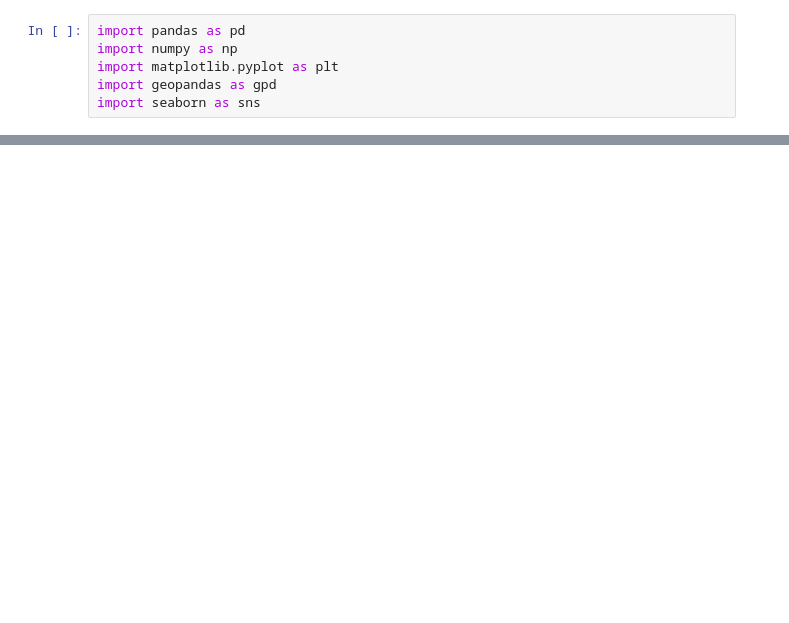
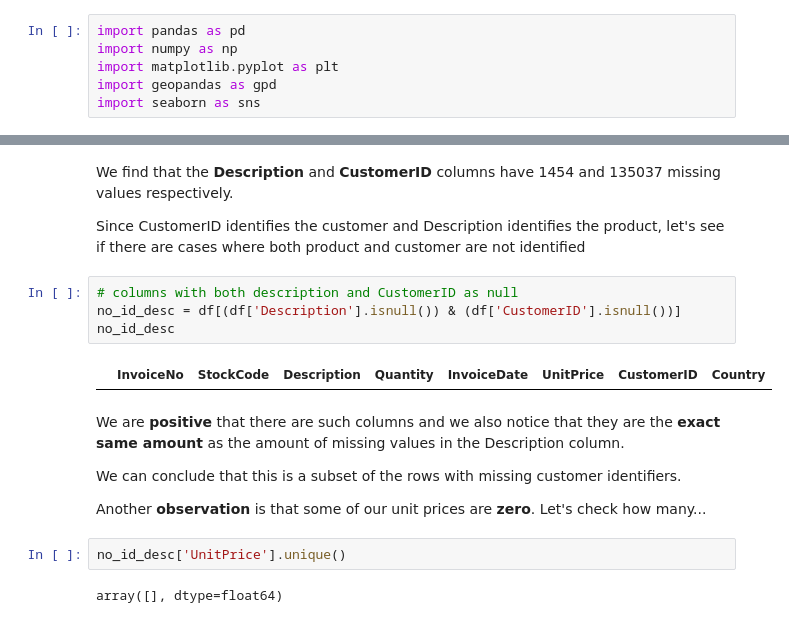
Before and after one commit to JoshuaPaul-lasisi/Customer_segmentation, a Jupyter notebook: Customer_segmentation.ipynb, the cells around one changed output, grey strips where cells are left out. Drawn from its saved outputs; the diff is of its cells as text; blank space fills up the shorter version.

```diff
--- a/Customer_segmentation.ipynb
+++ b/Customer_segmentation.ipynb
@@ -19,0 +149,20 @@ df.head()
+# %% [markdown]
+We find that the **Description** and **CustomerID** columns have 1454 and 135037 missing values respectively.
+
+Since CustomerID identifies the customer and Description identifies the product, let's see if there are cases where both product and customer are not identified
+# %%
+# columns with both description and CustomerID as null
+no_id_desc = df[(df['Description'].isnull()) & (df['CustomerID'].isnull())]
+no_id_desc
+# %% [output]
+|  | InvoiceNo | StockCode | Description | Quantity | InvoiceDate | UnitPrice | CustomerID | Country |
+# %% [markdown]
+We are **positive** that there are such columns and we also notice that they are the **exact same amount** as the amount of missing values in the Description column.
+
+We can conclude that this is a subset of the rows with missing customer identifiers.
+
+Another **observation** is that some of our unit prices are **zero**. Let's check how many...
+# %%
+no_id_desc['UnitPrice'].unique()
+# %% [output]
+array([], dtype=float64)
```
Also changed, not shown: parts of 34 cells of this notebook.
